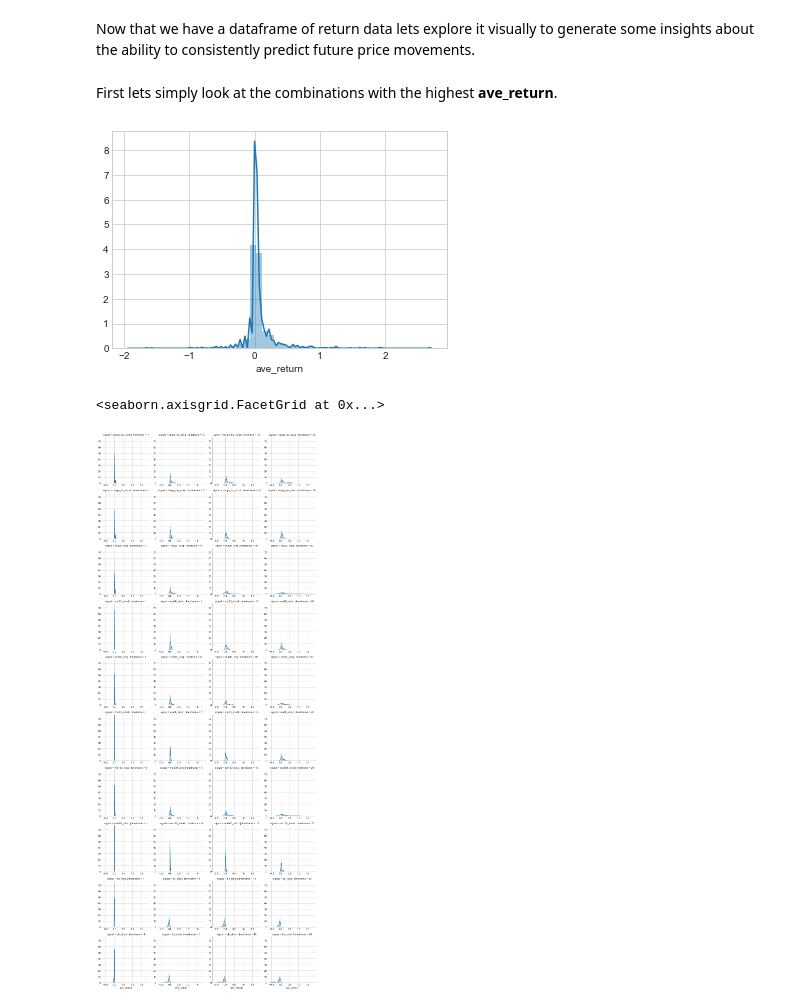
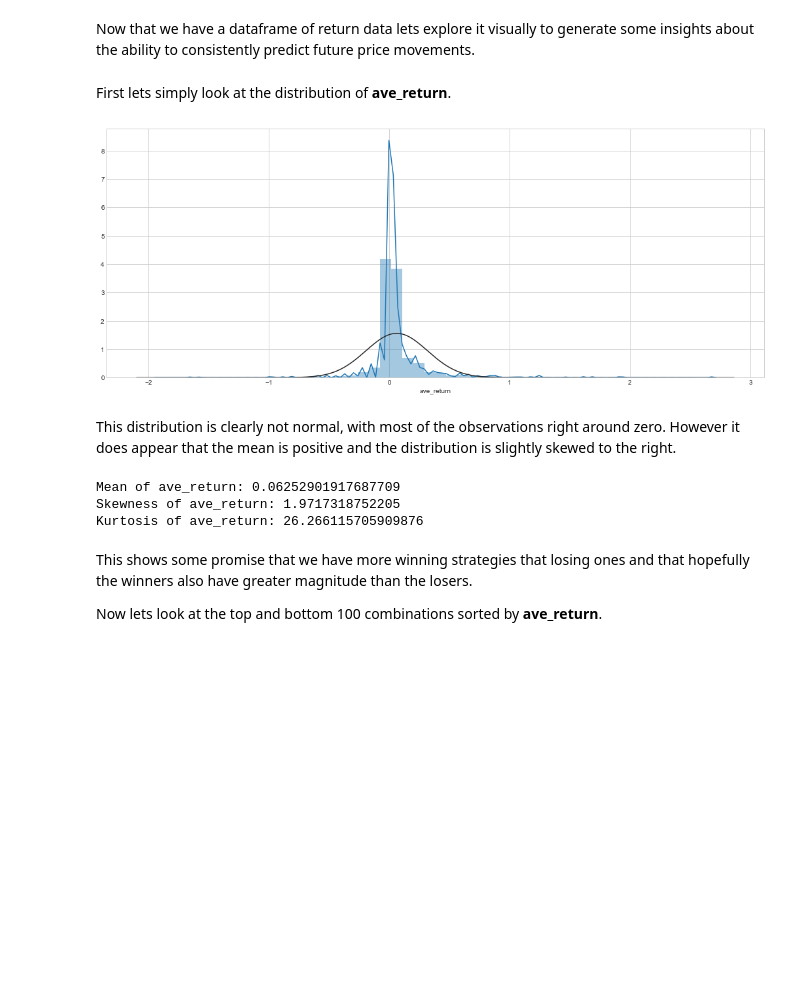
Before and after one commit to franko003/Price_Indicator_Analysis, a Jupyter notebook: notebooks/Price_Indicator_Analysis_MVP.ipynb, the cells around one changed output. Saved outputs shown, nothing was run; the diff lists cells and outputs as text; code cells hidden in the pictures; blank space fills up the shorter version.

```diff
--- a/notebooks/Price_Indicator_Analysis_MVP.ipynb
+++ b/notebooks/Price_Indicator_Analysis_MVP.ipynb
@@ -1164,17 +1164,29 @@ memory usage: 108.0+ KB
 # %% [markdown]
 Now that we have a dataframe of return data lets explore it visually to generate some insights about the ability to consistently predict future price movements.
 # %% [markdown]
-First lets simply look at the combinations with the highest **ave_return**.
+First lets simply look at the distribution of **ave_return**.
+# %%
+from scipy.stats import norm
+
+fig, ax = plt.subplots(figsize=(18,7))
+ax = sns.distplot(returns_df.ave_return, fit=norm)
+# %% [output]
+[figure, added]
+# %% [markdown]
+This distribution is clearly not normal, with most of the observations right around zero.  However it does appear that the mean is positive and the distribution is slightly skewed to the right.
+# %%
+print('Mean of ave_return: {}'.format(returns_df.ave_return.mean()))
+print('Skewness of ave_return: {}'.format(returns_df.ave_return.skew()))
+print('Kurtosis of ave_return: {}'.format(returns_df.ave_return.kurtosis()))
+# %% [output]
+Mean of ave_return: 0.06252901917687709
+Skewness of ave_return: 1.9717318752205
+Kurtosis of ave_return: 26.266115705909876
+# %% [markdown]
+This shows some promise that we have more winning strategies that losing ones and that hopefully the winners also have greater magnitude than the losers.
+
+Now lets look at the top and bottom 100 combinations sorted by **ave_return**.
 # %%
-# Index by product and signal then take the top 100 combinations
+# Index by product and signal then take the top and bottom 100 combinations
 top100 = returns_df.set_index(['product', 'signal'], drop=True).sort_values(by='ave_return', ascending=False)[:100]
-
-ax = sns.distplot(returns_df.ave_return)
+bottom100 = returns_df.set_index(['product', 'signal'], drop=True).sort_values(by='ave_return')[:100]
-# %% [output]
-[figure, removed]
-# %%
-g = sns.FacetGrid(returns_df[returns_df.signal_count > 100], row='signal', col='timeframe')
-g.map(sns.distplot, "ave_return")
-# %% [output]
-<seaborn.axisgrid.FacetGrid at 0x...>
-[figure, removed]
```
Also changed, not shown: parts of 14 cells of this notebook, 1 other file.
